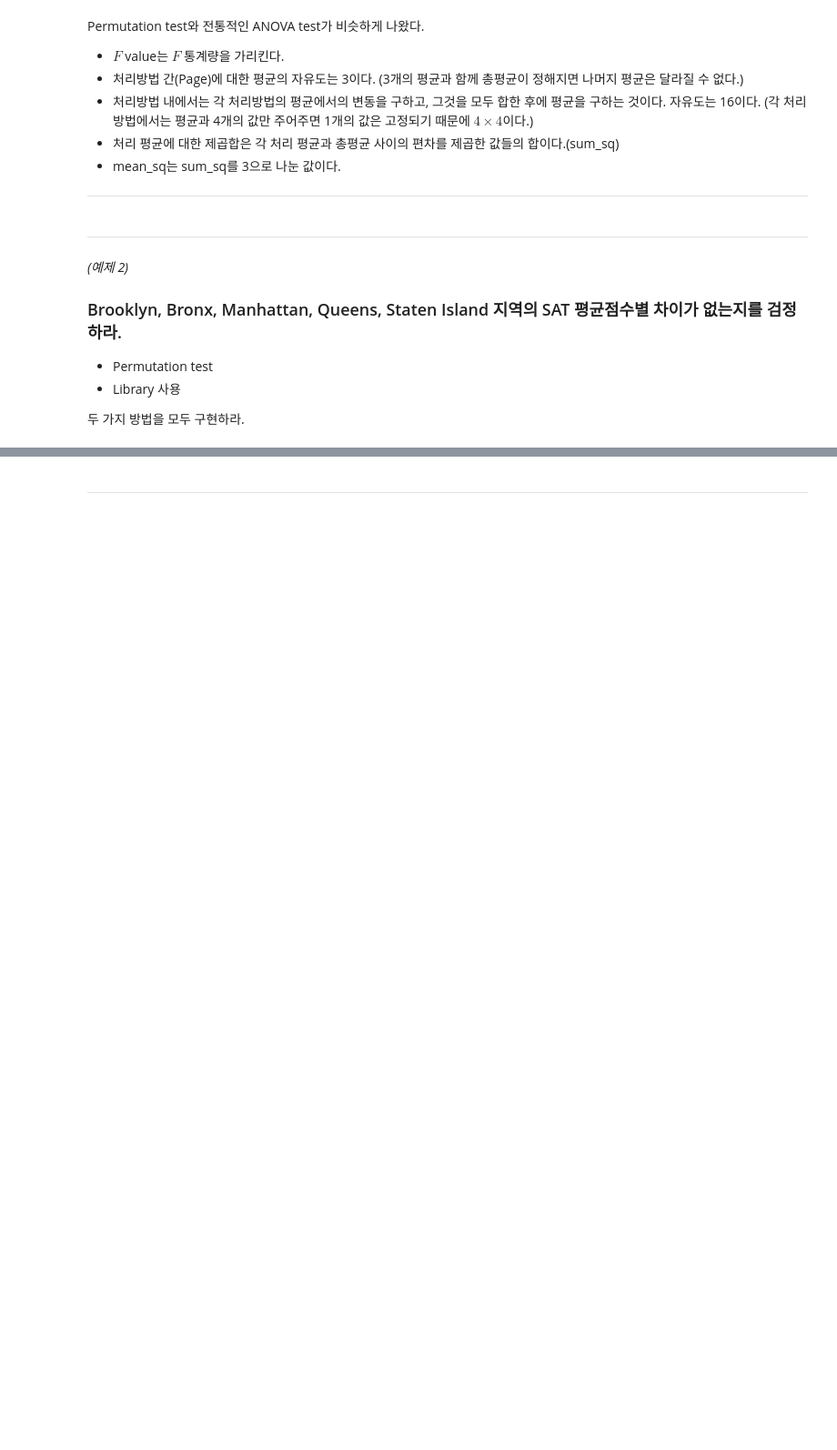
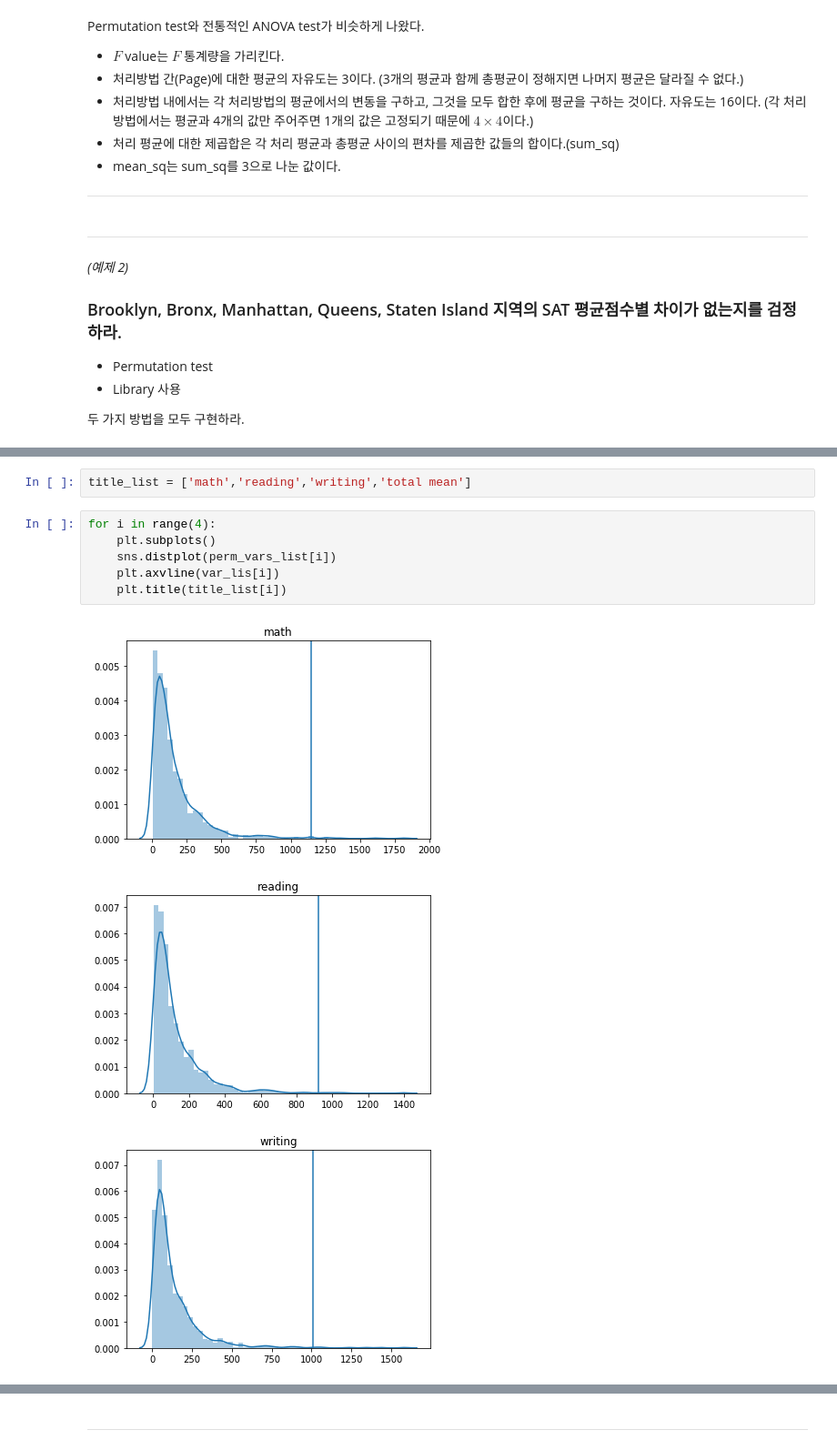
Before and after one commit to tkdguq05/TIL, a Jupyter notebook: Fastcampus/DSES_math_Statistics_02.ipynb, the cells around one changed output, grey strips where cells are left out. Shown: that part at 91% size. Cells and saved outputs as stored; diff of their text form; blank space fills up the shorter version.

```diff
--- a/Fastcampus/DSES_math_Statistics_02.ipynb
+++ b/Fastcampus/DSES_math_Statistics_02.ipynb
@@ -699,0 +850,12 @@ scores.head(3)
+# %%
+title_list = ['math','reading','writing','total mean']
+# %%
+for i in range(4):
+    plt.subplots()
+    sns.distplot(perm_vars_list[i])
+    plt.axvline(var_lis[i])
+    plt.title(title_list[i])
+# %% [output]
+[figure, added]
+[figure, added]
+[figure, added]
```
Also changed, not shown: parts of 41 cells of this notebook.
